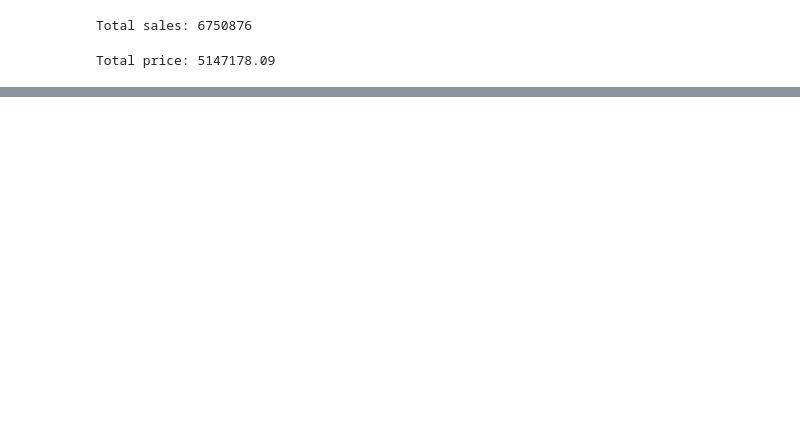
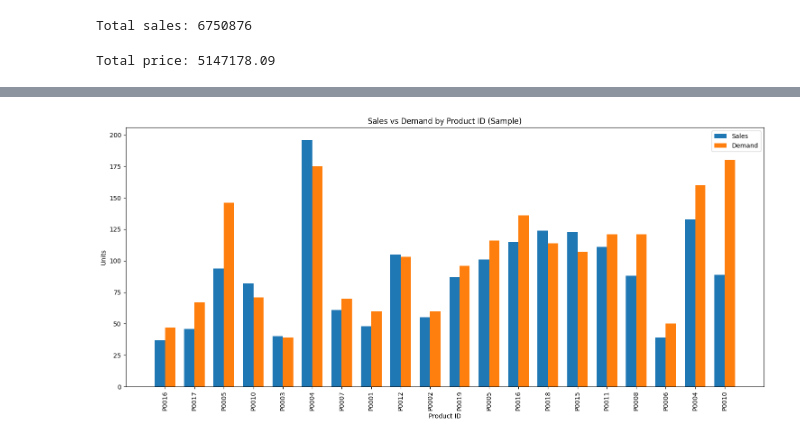
Before and after one commit to sachinkumarjangi/taco-sales, a Jupyter notebook: feature_engineering.ipynb, the cells around one changed output, grey strips where cells are left out. Cells and saved outputs as stored; diff of their text form; code cells hidden in the pictures; blank space fills up the shorter version.

```diff
--- a/feature_engineering.ipynb
+++ b/feature_engineering.ipynb
@@ -74,0 +58,28 @@ plt.show()
+# %%
+products =Data['Product ID']
+sales = Data['Units Sold']
+demand = Data['Demand']
+
+# Create a smaller sample for plotting to avoid overcrowding the chart
+num_samples = 20
+sample_indices = np.random.choice(len(products), num_samples, replace=False)
+products_sample = products[sample_indices]
+sales_sample = sales[sample_indices]
+demand_sample = demand[sample_indices]
+
+x = np.arange(num_samples)
+width = 0.35
+
+plt.figure(figsize=(15, 7)) # Increase figure size for better readability
+plt.bar(x - width/2, sales_sample, width, label='Sales')
+plt.bar(x + width/2, demand_sample, width, label='Demand')
+
+plt.xlabel('Product ID')
+plt.ylabel('Units')
+plt.title('Sales vs Demand by Product ID (Sample)')
+plt.xticks(x, products_sample, rotation=90) # Set x-axis ticks to product IDs and rotate for readability
+plt.legend()
+plt.tight_layout() # Adjust layout to prevent labels overlapping
+plt.show()
+# %% [output]
+[figure, added]
```
Also changed, not shown: parts of 4 cells of this notebook.
